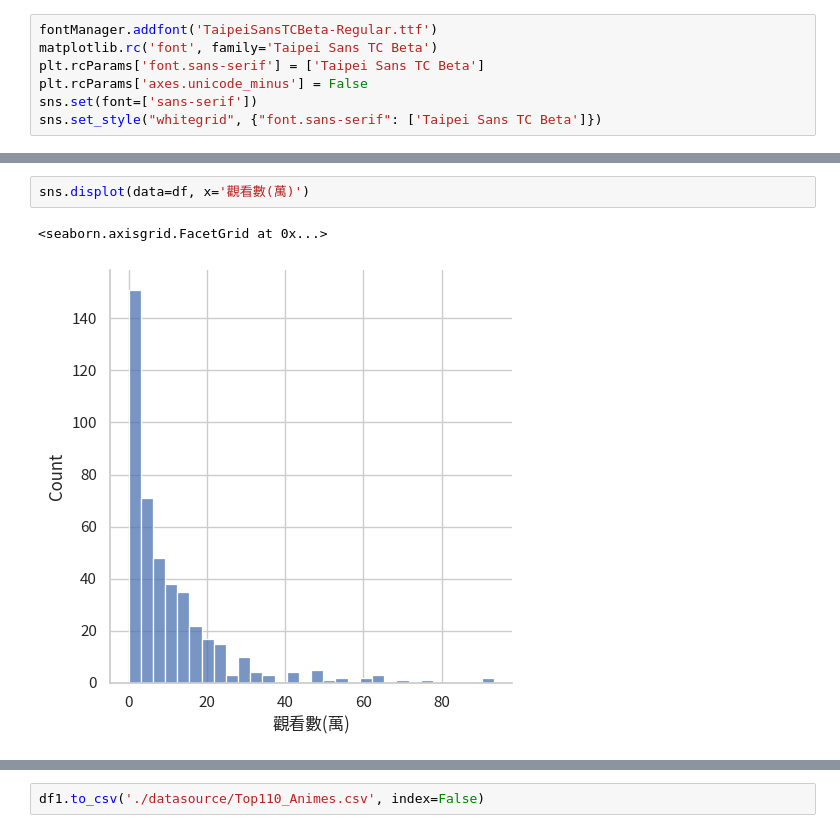
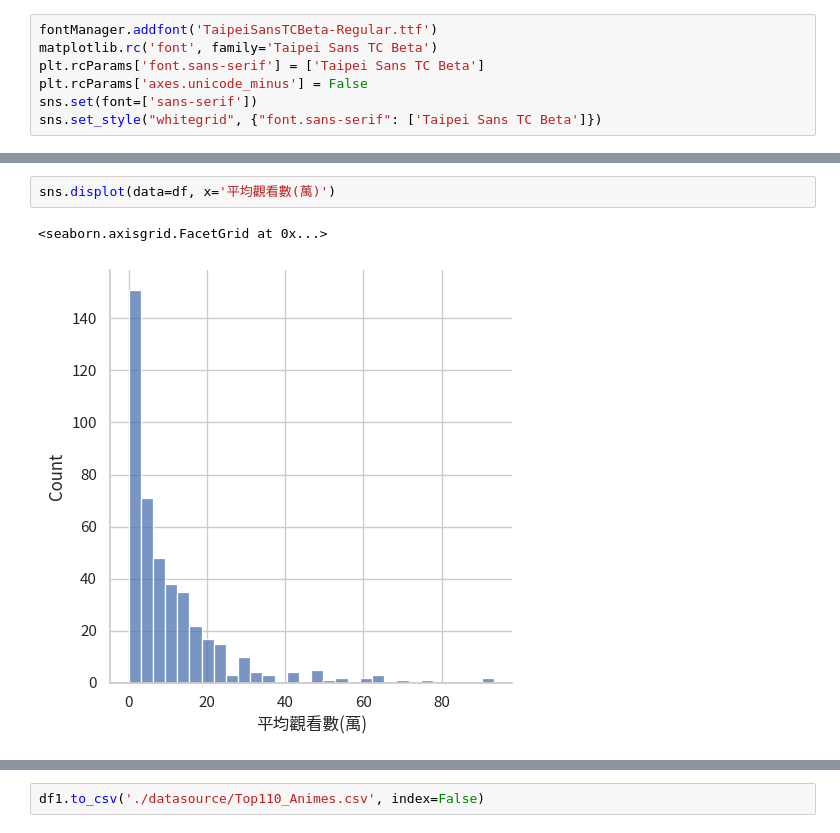
Before and after one commit to hsiaoyt0923/Anime_View_Number_Regression, a Jupyter notebook: graph.ipynb, the cells around one changed output, grey strips where cells are left out. Saved outputs shown, nothing was run; the diff lists cells and outputs as text.

```diff
--- a/graph.ipynb
+++ b/graph.ipynb
@@ -91,5 +71,5 @@ Name: 觀看數(萬), dtype: float64
 # %%
-sns.displot(data=df, x='觀看數(萬)')
+sns.displot(data=df, x='平均觀看數(萬)')
 # %% [output]
 <seaborn.axisgrid.FacetGrid at 0x...>
-[figure, old version]
+[figure, new version]
```
Also changed, not shown: parts of 12 cells of this notebook, 2 other files.
